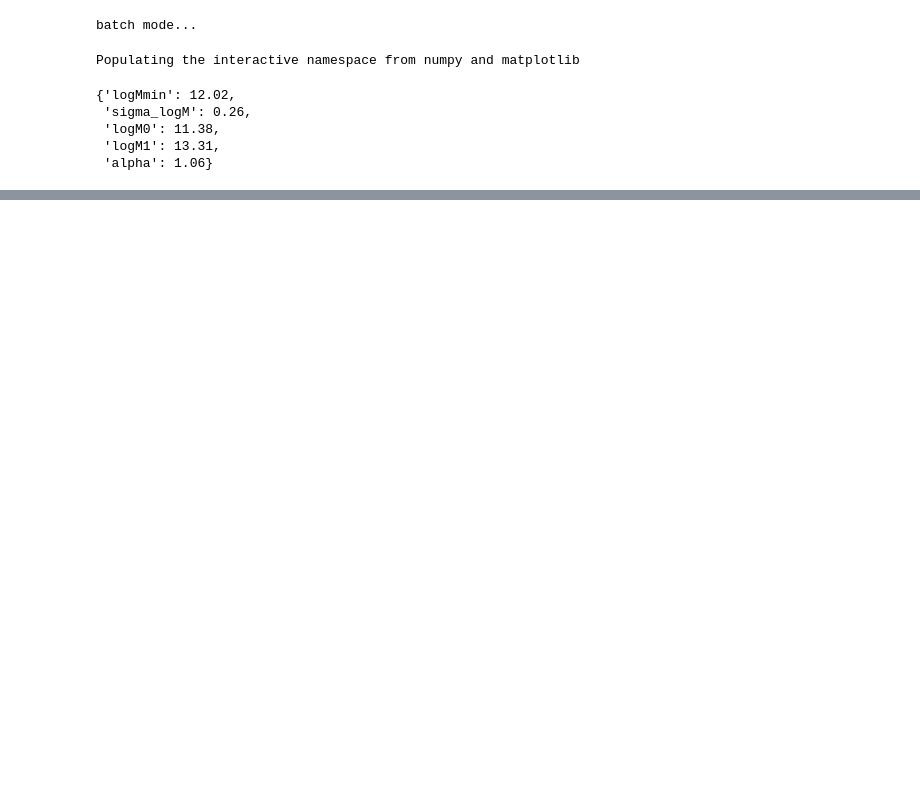
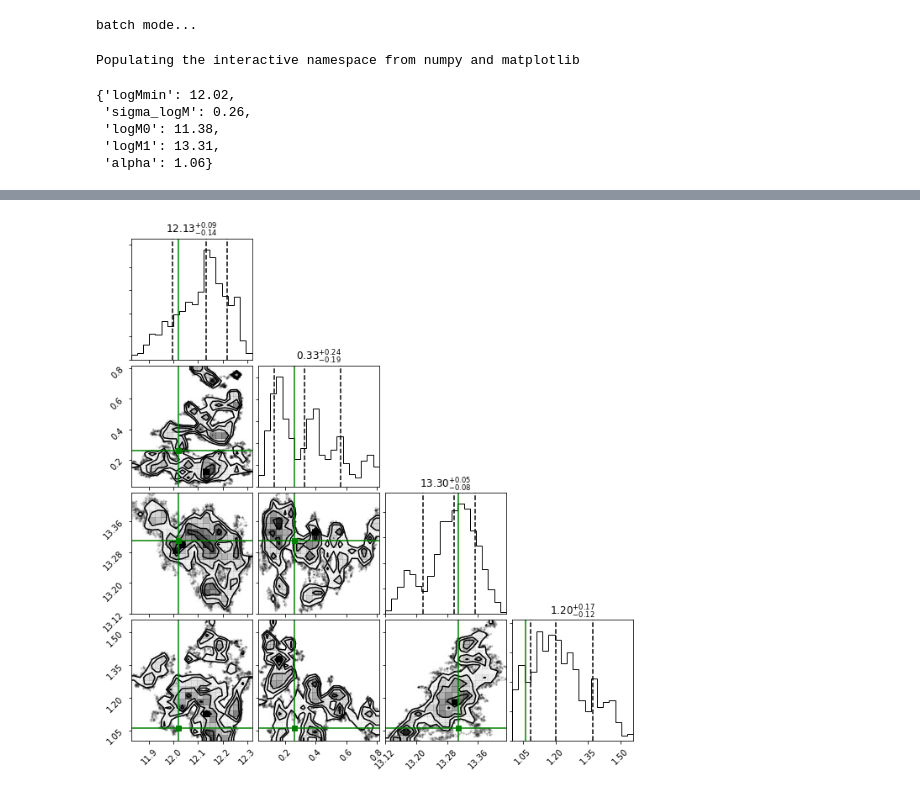
Before and after one commit to DifferentiableUniverseInitiative/DHOD, a Jupyter notebook: nb/batch_hod-hmc.ipynb, the cells around one changed output, grey strips where cells are left out. Drawn from its saved outputs; the diff is of its cells as text; code cells hidden in the pictures; blank space fills up the shorter version.

```diff
--- a/nb/batch_hod-hmc.ipynb
+++ b/nb/batch_hod-hmc.ipynb
@@ -480,0 +560,23 @@ corner.corner(np.array(q).reshape(-1,4))
+# %%
+value1 = [12.02, 0.26, 13.31, 1.06]
+
+figure = corner.corner(np.array(q).reshape(-1,4),quantiles=[0.16, 0.5, 0.84],show_titles=True,smooth=0.20)
+
+ndim = 4
+# Extract the axes
+axes = np.array(figure.axes).reshape((ndim, ndim))
+
+# Loop over the diagonal
+for i in range(ndim):
+    ax = axes[i, i]
+    ax.axvline(value1[i], color="g")
+
+# Loop over the histograms
+for yi in range(ndim):
+    for xi in range(yi):
+        ax = axes[yi, xi]
+        ax.axvline(value1[xi], color="g")
+        ax.axhline(value1[yi], color="g")
+        ax.plot(value1[xi], value1[yi], "sg")
+# %% [output]
+[figure, added]
```
Also changed, not shown: parts of 41 cells of this notebook, 3 other files.
